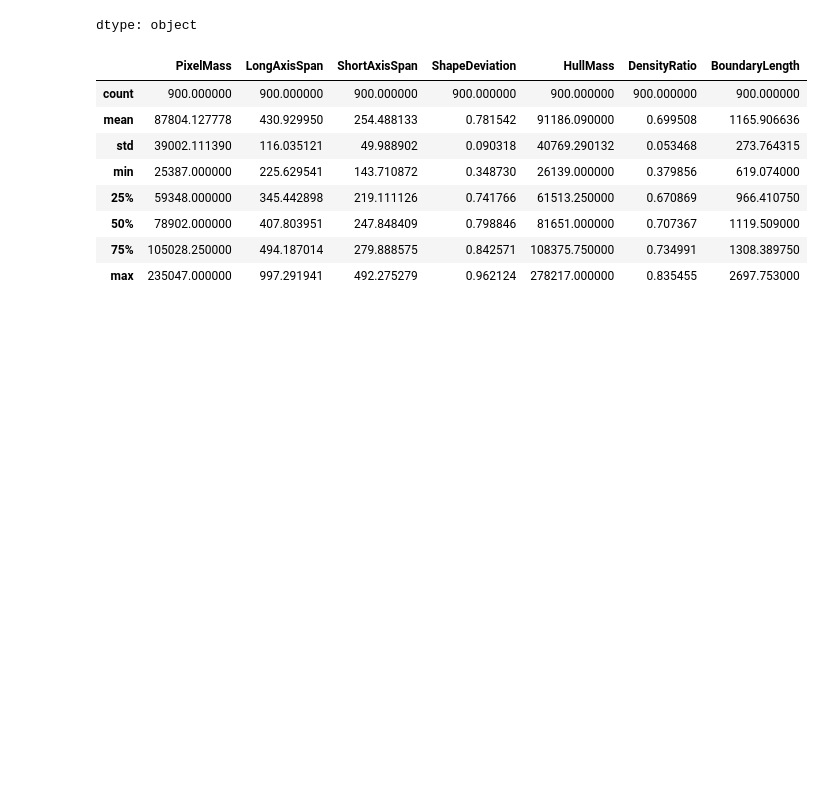
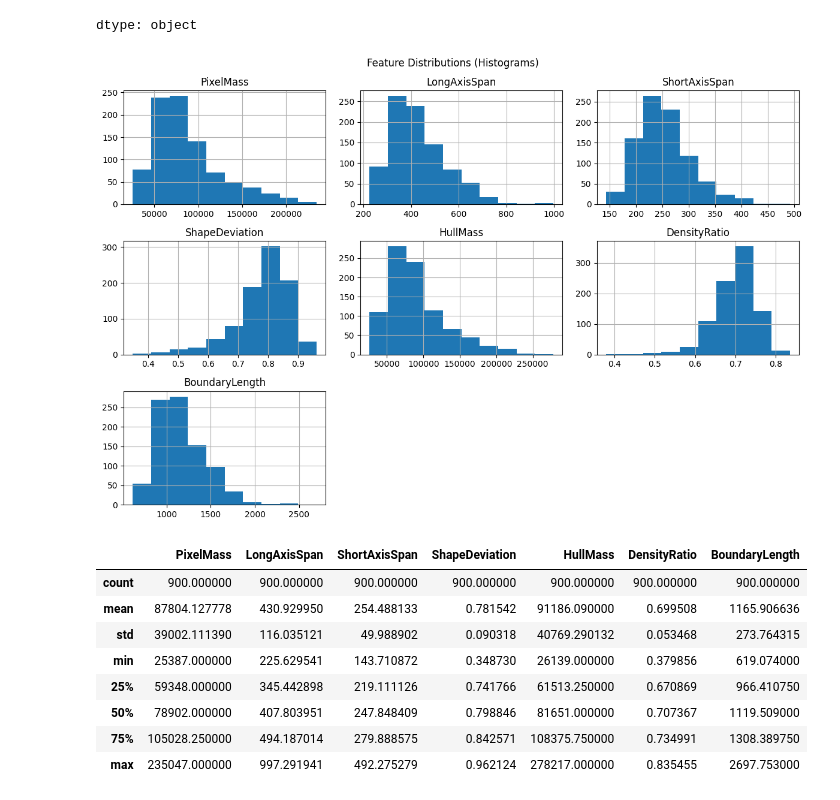
Before and after one commit to mulayvaibhav/agri_supply_chain_visual_inspection_system, a Jupyter notebook: ML_Assignment.ipynb, the cells around one changed output. Cells and saved outputs as stored; diff of their text form; code cells hidden in the pictures; blank space fills up the shorter version.

```diff
--- a/ML_Assignment.ipynb
+++ b/ML_Assignment.ipynb
@@ -32,6 +32,13 @@ df.dtypes
 | BoundaryLength | float64 |
 | VariantLabel | object |
 dtype: object
+# %%
+df.hist(figsize=(12, 8))
+plt.suptitle("Feature Distributions (Histograms)")
+plt.tight_layout()
+plt.show()
+# %% [output]
+[figure, added]
 # %%
 # Feature Ranges & Statistical Summary
 #An analysis of feature ranges reveals significant variation across variables:
```
Also changed, not shown: parts of 36 cells of this notebook.
